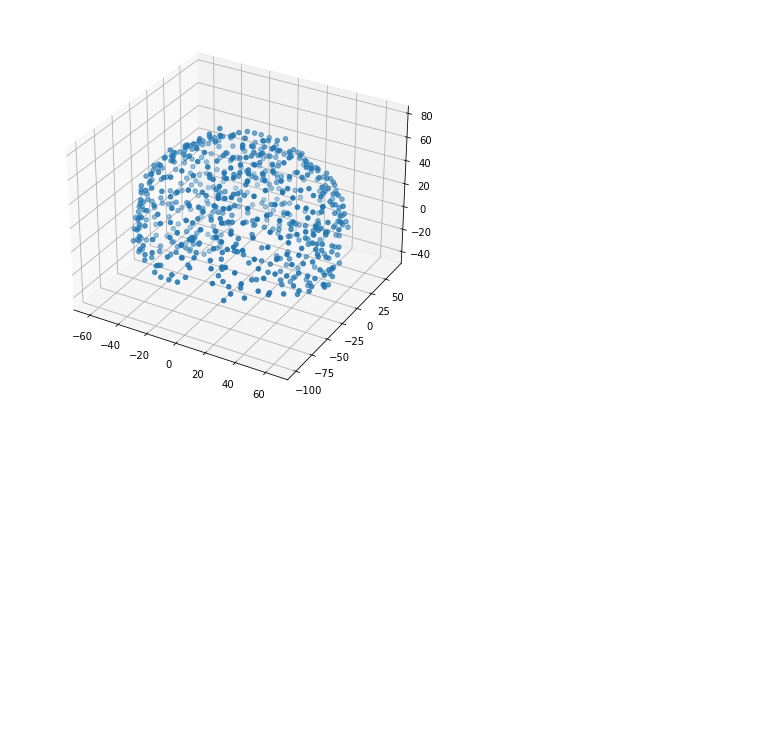
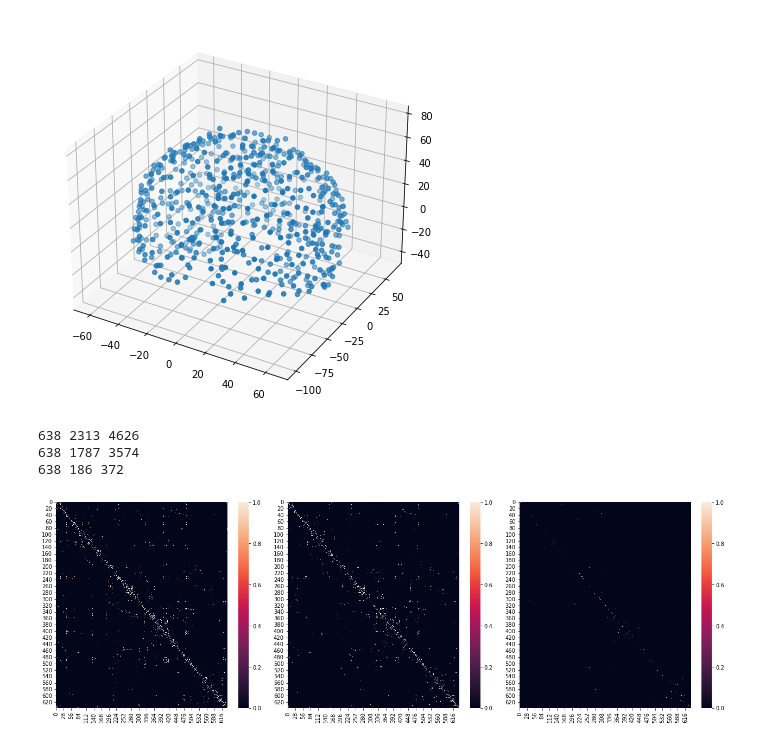
Before and after one commit to Fernando-JAL/Neurociencias-2025-1, a Jupyter notebook: S_03_Clases/09 BCT/Coactivation_matrix.ipynb, the cells around one changed output. Cells and saved outputs as stored; diff of their text form; code cells hidden in the pictures; blank space fills up the shorter version.

```diff
--- a/S_03_Clases/09 BCT/Coactivation_matrix.ipynb
+++ b/S_03_Clases/09 BCT/Coactivation_matrix.ipynb
@@ -137,0 +144,21 @@ ax.scatter3D(x, y, z)
+# %%
+fig = plt.figure(figsize=(18, 6))
+
+thresholds = [0.08, 0.09, 0.2]
+
+for i, threshold in enumerate(thresholds, 1):
+    ax = fig.add_subplot(1, 3, i)
+    cm = (mat_dict['Coactivation_matrix']>threshold)
+    ax = sns.heatmap(cm)
+
+    G = nx.from_numpy_array(cm)
+    print(len(G.nodes), len(G.edges), sum(sum(cm)))
+    #haciendo_grafo(coactivation_matrix, coord, threshold, ax)
+
+plt.tight_layout()
+plt.show()
+# %% [output]
+638 2313 4626
+638 1787 3574
+638 186 372
+[figure, added]
```
Also changed, not shown: parts of 3 cells of this notebook, 38 other files.
